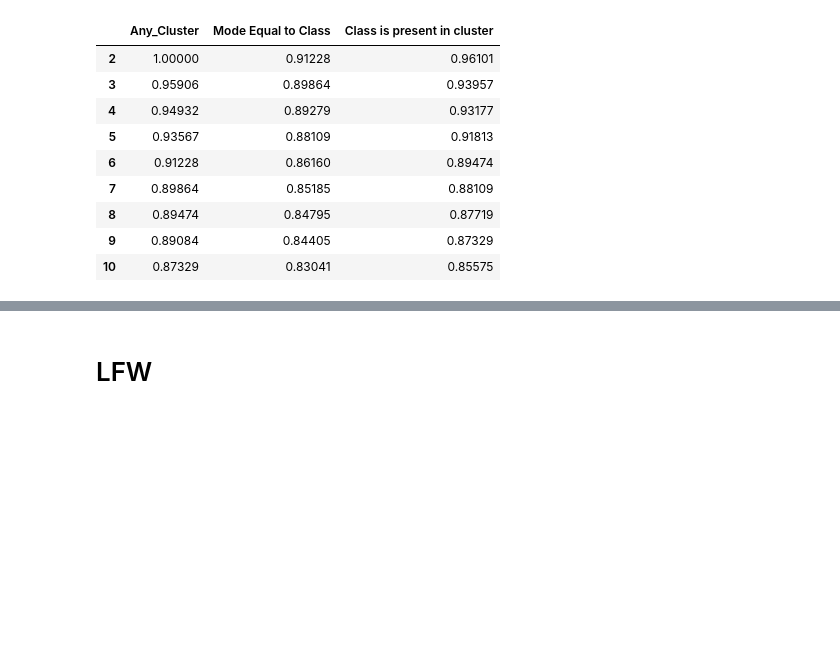
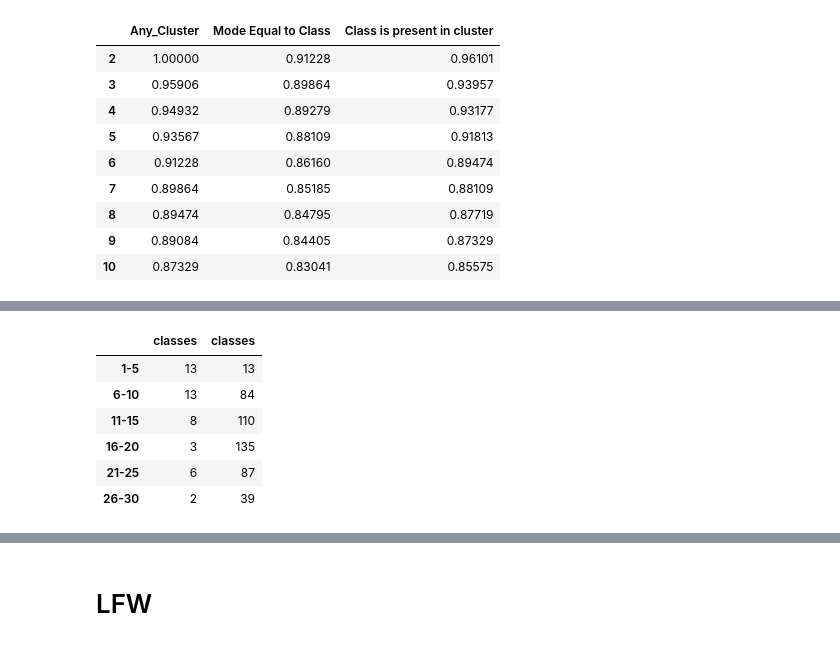
Before and after one commit to TeleMidia/face_clustering, a Jupyter notebook: ipynb/train_test_clustering.ipynb, the cells around one changed output, grey strips where cells are left out. Saved outputs shown, nothing was run; the diff lists cells and outputs as text; code cells hidden in the pictures; blank space fills up the shorter version.

```diff
--- a/ipynb/train_test_clustering.ipynb
+++ b/ipynb/train_test_clustering.ipynb
@@ -175,0 +208,13 @@ df_results
+# %%
+df_fxs_count = pd.concat([classes_wrong.map(classes_count).apply(fxs).value_counts(),
+            classes_right.map(classes_count).apply(fxs).value_counts()], axis=1).reindex(
+    ['1-5','6-10','11-15','16-20','21-25','26-30'])
+df_fxs_count
+# %% [output]
+|  | classes | classes |
+| 1-5 | 13 | 13 |
+| 6-10 | 13 | 84 |
+| 11-15 | 8 | 110 |
+| 16-20 | 3 | 135 |
+| 21-25 | 6 | 87 |
+| 26-30 | 2 | 39 |
```
Also changed, not shown: parts of 8 cells of this notebook.
